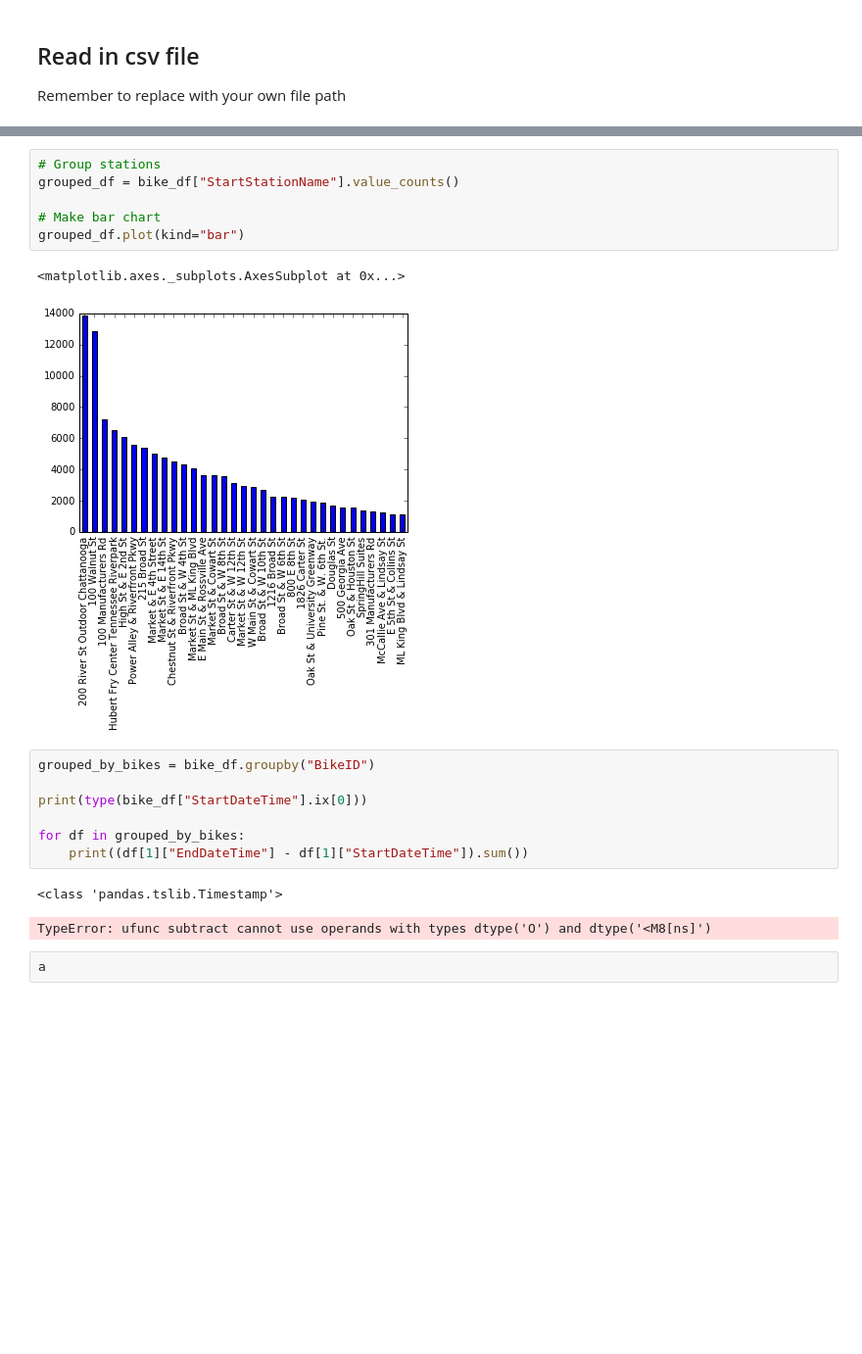
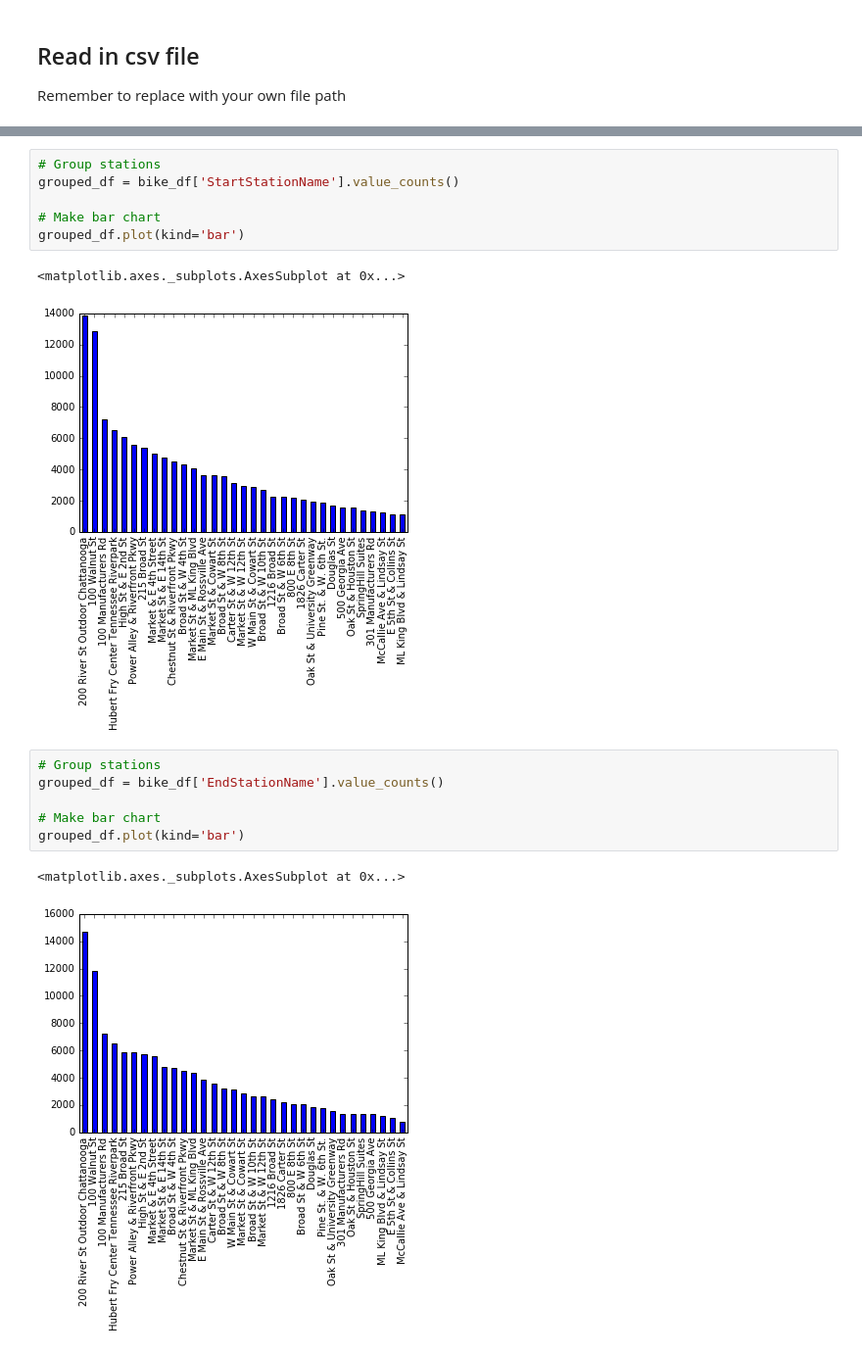
Before and after one commit to jlmcgehee21/cds_bike_data_project, a Jupyter notebook: DataScienceMeetupBikeExample.ipynb, the cells around one changed output, grey strips where cells are left out. Shown at 98% size. Drawn from its saved outputs; the diff is of its cells as text; blank space fills up the shorter version.

```diff
--- a/DataScienceMeetupBikeExample.ipynb
+++ b/DataScienceMeetupBikeExample.ipynb
@@ -39,21 +60,18 @@ Name: 9, dtype: object
 # %%
 # Group stations
-grouped_df = bike_df["StartStationName"].value_counts()
+grouped_df = bike_df['StartStationName'].value_counts()
 
 # Make bar chart
-grouped_df.plot(kind="bar")
+grouped_df.plot(kind='bar')
 # %% [output]
 <matplotlib.axes._subplots.AxesSubplot at 0x...>
 [figure]
-# %%
-grouped_by_bikes = bike_df.groupby("BikeID")
-
-print(type(bike_df["StartDateTime"].ix[0]))
-
-for df in grouped_by_bikes:
-    print((df[1]["EndDateTime"] - df[1]["StartDateTime"]).sum())
-# %% [output]
-<class 'pandas.tslib.Timestamp'>
-TypeError: ufunc subtract cannot use operands with types dtype('O') and dtype('<M8[ns]')
-# %%
-a
+# %%
+# Group stations
+grouped_df = bike_df['EndStationName'].value_counts()
+
+# Make bar chart
+grouped_df.plot(kind='bar')
+# %% [output]
+<matplotlib.axes._subplots.AxesSubplot at 0x...>
+[figure, added]
```
Also changed, not shown: parts of 21 cells of this notebook.
